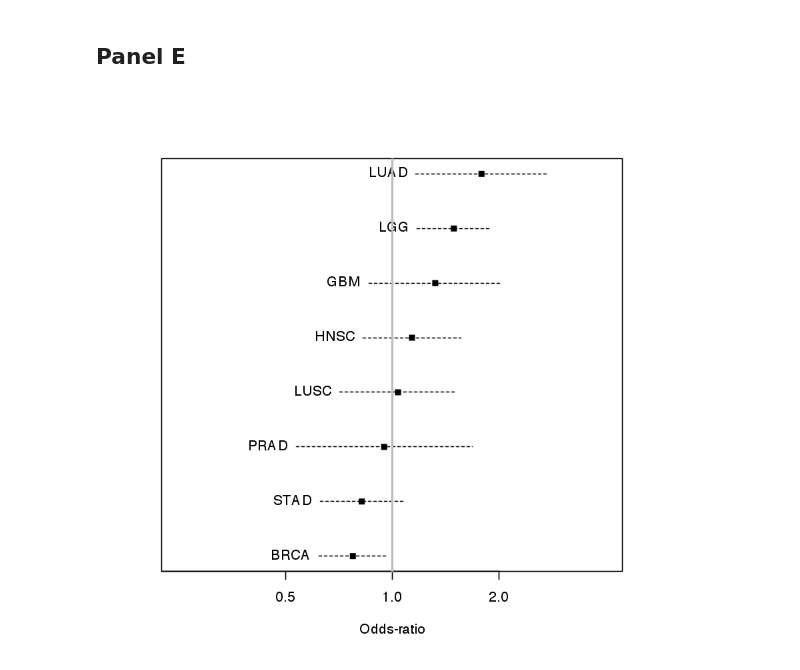
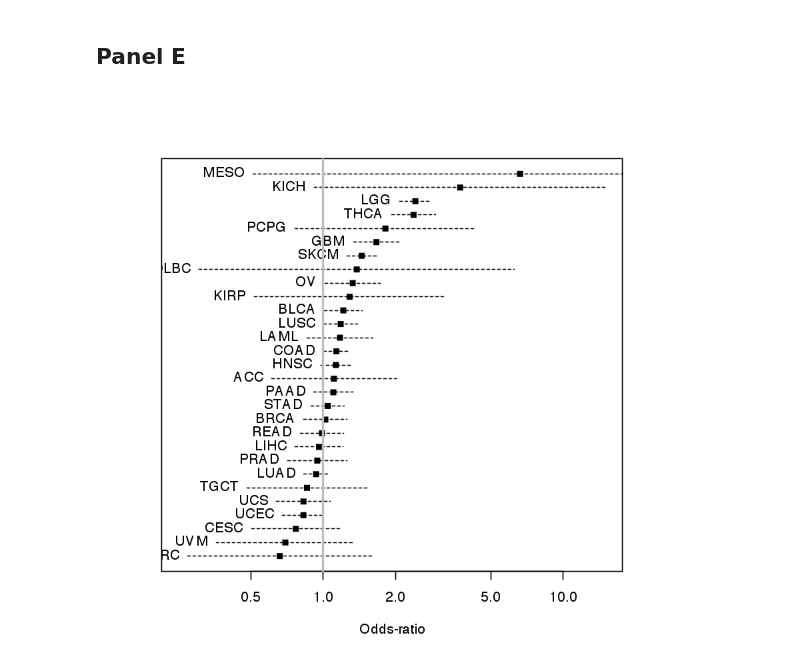
Before and after one commit to Rachelmarty20/MHC_II, a Jupyter notebook: data_analysis/patient_selection/PanelsCDE.ipynb, the cells around one changed output. Drawn from its saved outputs; the diff is of its cells as text; code cells hidden in the pictures.

```diff
--- a/data_analysis/patient_selection/PanelsCDE.ipynb
+++ b/data_analysis/patient_selection/PanelsCDE.ipynb
@@ -246,10 +248,12 @@ abline(v=1,col='gray',lwd=2)
 ## Panel E
 # %%
 x2plot <- tabpat[order(tabpat[,1]),]
-x2plot <- x2plot[rownames(x2plot) %in% names(npat[npat>=100]), ]
-plot(x2plot[,1],1:nrow(x2plot),pch=15,xlim=c(0.25,4),yaxt='n',ylab='',xlab='Odds-ratio',log='x')
+#x2plot <- x2plot[rownames(x2plot) %in% names(npat[npat>=100]), ]
+
+x2plot <- x2plot[rownames(x2plot) %in% names(npat), ]
+plot(x2plot[,1],1:nrow(x2plot),pch=15,xlim=c(0.25,15),yaxt='n',ylab='',xlab='Odds-ratio',log='x')
 segments(x0=x2plot[,2],x1=x2plot[,3],1:nrow(x2plot),lty=2)
 text(x2plot[,2],1:nrow(x2plot),rownames(x2plot),pos=2)
 abline(v=1,col='gray',lwd=2)
 # %% [output]
-[figure, old version]
+[figure, new version]
```
Also changed, not shown: parts of 12 cells of this notebook, 2 other files.
